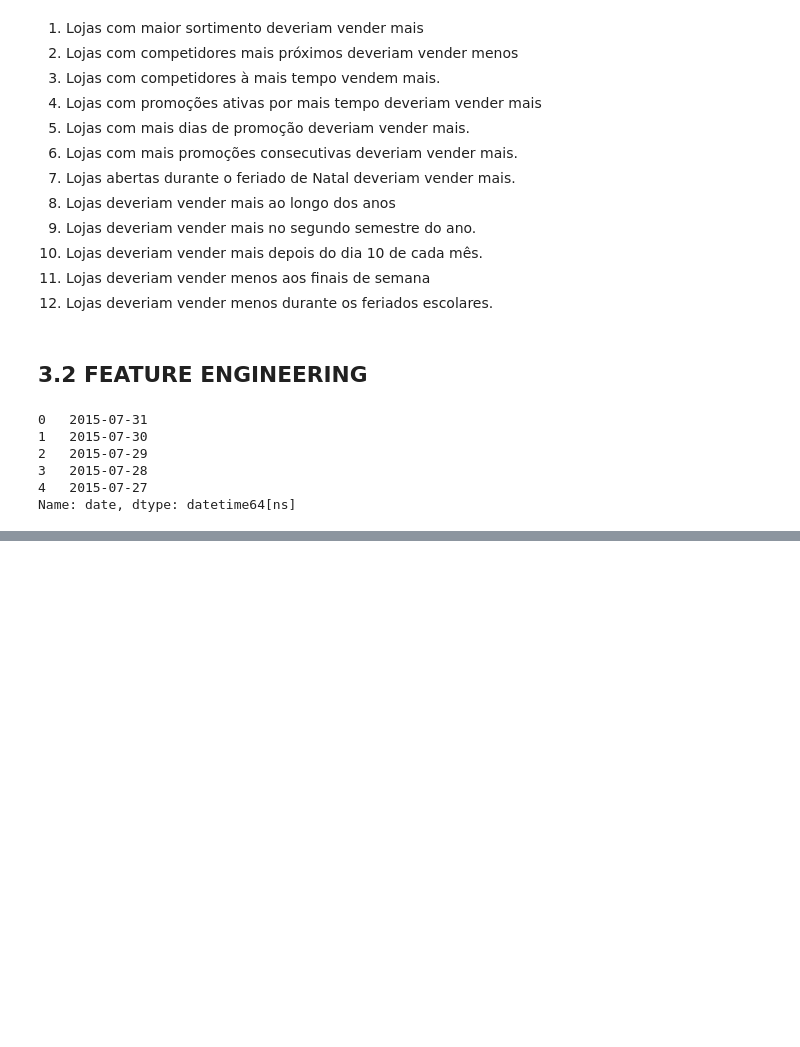
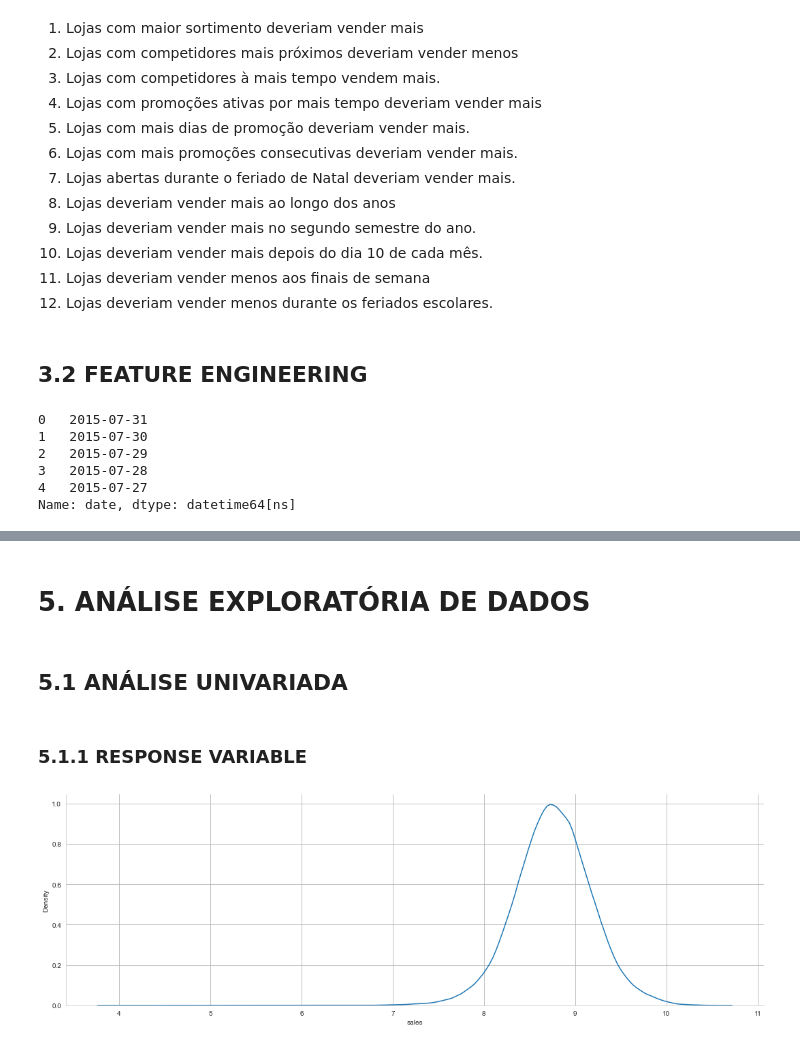
Before and after one commit to vnsouzas/ds-em-producao, a Jupyter notebook: rossman_sales_prediction.ipynb, the cells around one changed output, grey strips where cells are left out. Saved outputs shown, nothing was run; the diff lists cells and outputs as text; code cells hidden in the pictures; blank space fills up the shorter version.

Commit message:
terminada analise univariada

```diff
--- a/rossman_sales_prediction.ipynb
+++ b/rossman_sales_prediction.ipynb
@@ -281,13 +284,17 @@ df1['year_week'] = df1['date'].dt.strftime( '%Y-%W')
 df1['competition_since'] = df1.apply(lambda x: datetime(year = x['competition_open_since_year'], month = x['competition_open_since_month'], day=1), axis = 1)
 df1['competition_time_month'] =  ((df1['date'] - df1['competition_since'] ) / 30 ).apply(lambda x: x.days).astype( int )
 
+#---------------------------------------------------------------------------------------------
 # promo since
 df1['promo_since'] = df1['promo2_since_year'].astype( str ) + '-' + df1['promo2_since_week'].astype( str )
 df1['promo_since'] = df1['promo_since'].apply( lambda x: datetime.strptime(x + '-1', '%Y-%W-%w') - timedelta(days=7))
+df1['promo_since'] = df1['promo_since'].apply( lambda x: x - timedelta(days=7))
+
+
 df1['promo_time_week'] = ( ( df1['date'] - df1['promo_since'] ) / 7 ).apply( lambda x: x.days ).astype( int )
 
 # assortment describes an assortment level: a = basic, b = extra, c = extended
 df1['assortment'] = df1['assortment'].apply (lambda x: 'basic' if x == 'a' else 'extra' if x == 'b' else 'extended')
 
 #state holiday a = public holiday, b = Easter holiday, c = Christmas, 0 = None
-df1['state_holiday'] = df1['state_holiday'].apply(lambda x: 'public_holiday' if x == 'a' else 'easter_holiday' if x == 'b' else 'chistmas' if x == 'c' else 'regular_day')
+df1['state_holiday'] = df1['state_holiday'].apply(lambda x: 'public_holiday' if x == 'a' else 'easter_holiday' if x == 'b' else 'christmas' if x == 'c' else 'regular_day')
@@ -304,2 +311,14 @@ df2 = df2[( df2['open'] != 0) & (df2['sales'] > 0) ]
 # %%
 df2.drop(columns=['customers','open', 'month_map', 'promo_interval'], inplace=True)
+# %% [markdown]
+#  5. ANÁLISE EXPLORATÓRIA DE DADOS
+# %%
+df3 = df2.copy()
+# %% [markdown]
+## 5.1 ANÁLISE UNIVARIADA
+# %% [markdown]
+### 5.1.1 RESPONSE VARIABLE
+# %%
+sns.displot(np.log1p(df3['sales']), aspect=3, kind='kde'); # o plt figure figsize não funcionou aqui então tiver que setar o tamanho pelo seaborn
+# %% [output]
+[figure, added]
```
Also changed, not shown: parts of 21 cells of this notebook.
